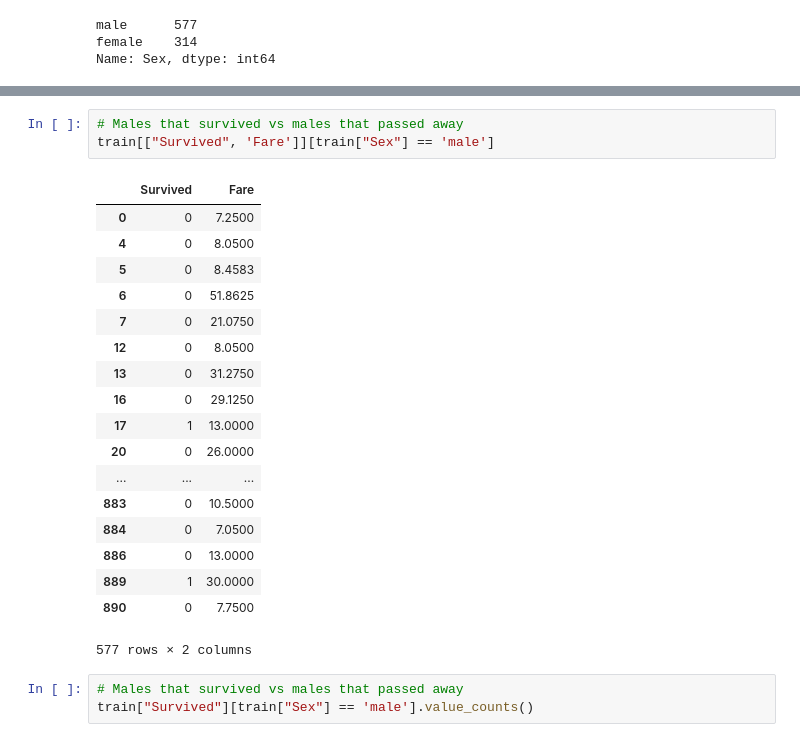
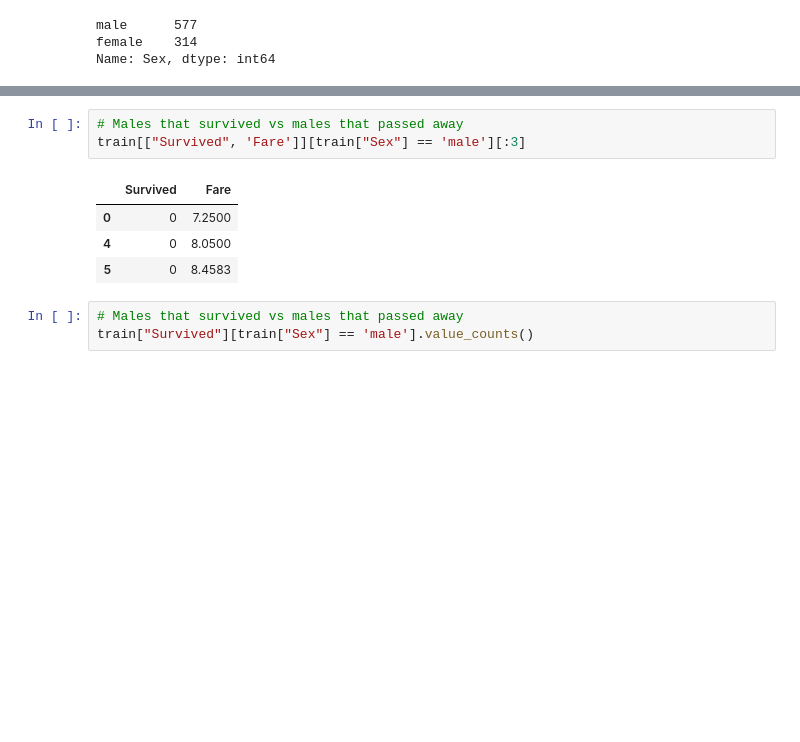
Before and after one commit to SocratesClub/bigdata, a Jupyter notebook: code/08.analyzing_tianya_thread_network.ipynb, the cells around one changed output, grey strips where cells are left out. Saved outputs shown, nothing was run; the diff lists cells and outputs as text; blank space fills up the shorter version.

```diff
--- a/code/08.analyzing_tianya_thread_network.ipynb
+++ b/code/08.analyzing_tianya_thread_network.ipynb
@@ -161,25 +134,11 @@ train[train['Sex']=='female']#[train['Pclass'] == 3]
 # %%
 # Males that survived vs males that passed away
-train[["Survived", 'Fare']][train["Sex"] == 'male']
+train[["Survived", 'Fare']][train["Sex"] == 'male'][:3]
 # %% [output]
 |  | Survived | Fare |
 | 0 | 0 | 7.2500 |
 | 4 | 0 | 8.0500 |
 | 5 | 0 | 8.4583 |
-| 6 | 0 | 51.8625 |
-| 7 | 0 | 21.0750 |
-| 12 | 0 | 8.0500 |
-| 13 | 0 | 31.2750 |
-| 16 | 0 | 29.1250 |
-| 17 | 1 | 13.0000 |
-| 20 | 0 | 26.0000 |
-| ... | ... | ... |
-| 883 | 0 | 10.5000 |
-| 884 | 0 | 7.0500 |
-| 886 | 0 | 13.0000 |
-| 889 | 1 | 30.0000 |
-| 890 | 0 | 7.7500 |
-577 rows × 2 columns
 # %%
 # Males that survived vs males that passed away
 train["Survived"][train["Sex"] == 'male'].value_counts()
```
Also changed, not shown: parts of 11 cells of this notebook, 29 other files.
